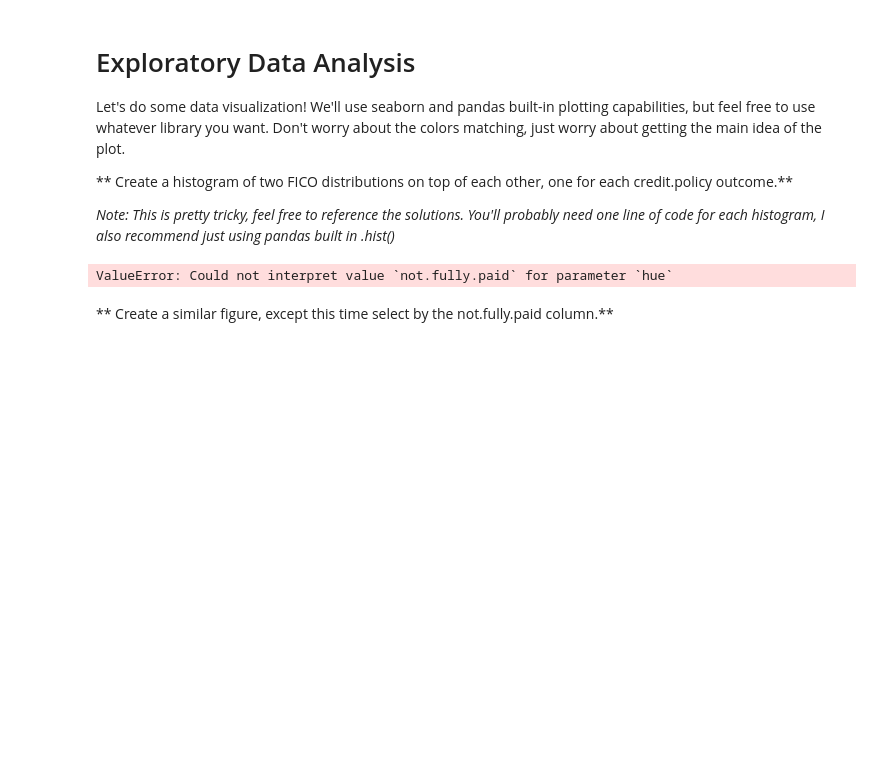
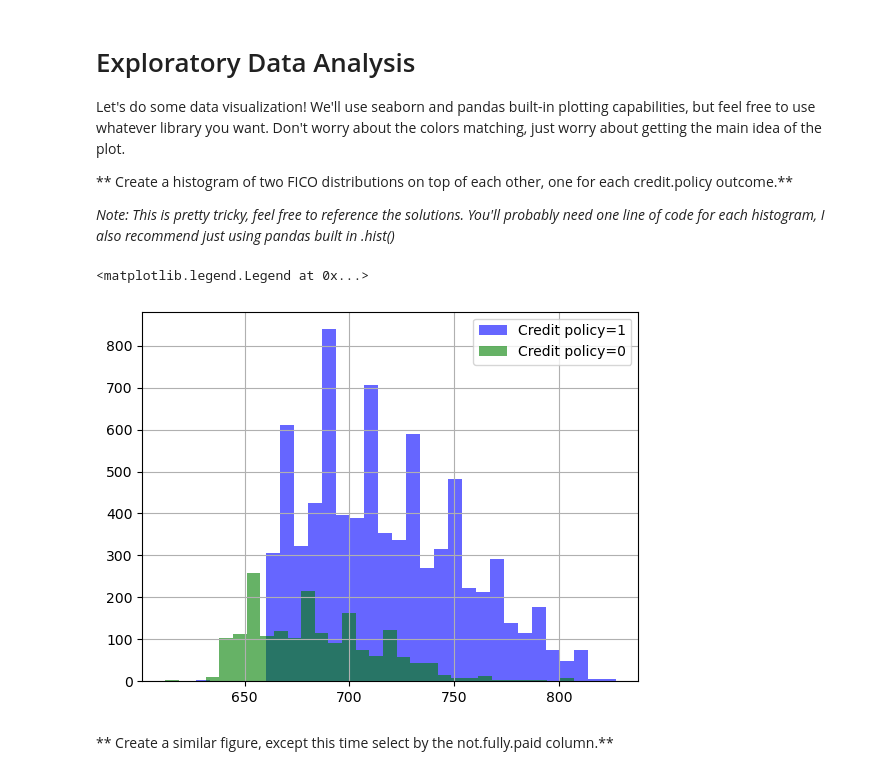
Before and after one commit to AshikurIST/Decision-Tree-and-Random-Forests, a Jupyter notebook: Decision Trees and Random Forest Project.ipynb, the cells around one changed output. Saved outputs shown, nothing was run; the diff lists cells and outputs as text; code cells hidden in the pictures; blank space fills up the shorter version.

```diff
--- a/Decision Trees and Random Forest Project.ipynb
+++ b/Decision Trees and Random Forest Project.ipynb
@@ -94,9 +94,12 @@ Let's do some data visualization! We'll use seaborn and pandas built-in plotting
 ** Create a histogram of two FICO distributions on top of each other, one for each credit.policy outcome.**
 
 *Note: This is pretty tricky, feel free to reference the solutions. You'll probably need one line of code for each histogram, I also recommend just using pandas built in .hist()*
-# %%
-sns.histplot(x=loans['fico'],hue='not.fully.paid')
-# %% [output]
-ValueError: Could not interpret value `not.fully.paid` for parameter `hue`
+# %%
+loans[loans['credit.policy']==1]['fico'].hist(bins=30,color='blue',label='Credit policy=1',alpha=0.6)
+loans[loans['credit.policy']==0]['fico'].hist(bins=30,color='green',label='Credit policy=0',alpha=0.6)
+plt.legend()
+# %% [output]
+<matplotlib.legend.Legend at 0x...>
+[figure, added]
 # %% [markdown]
 ** Create a similar figure, except this time select by the not.fully.paid column.**
```
Also changed, not shown: parts of 7 cells of this notebook.
